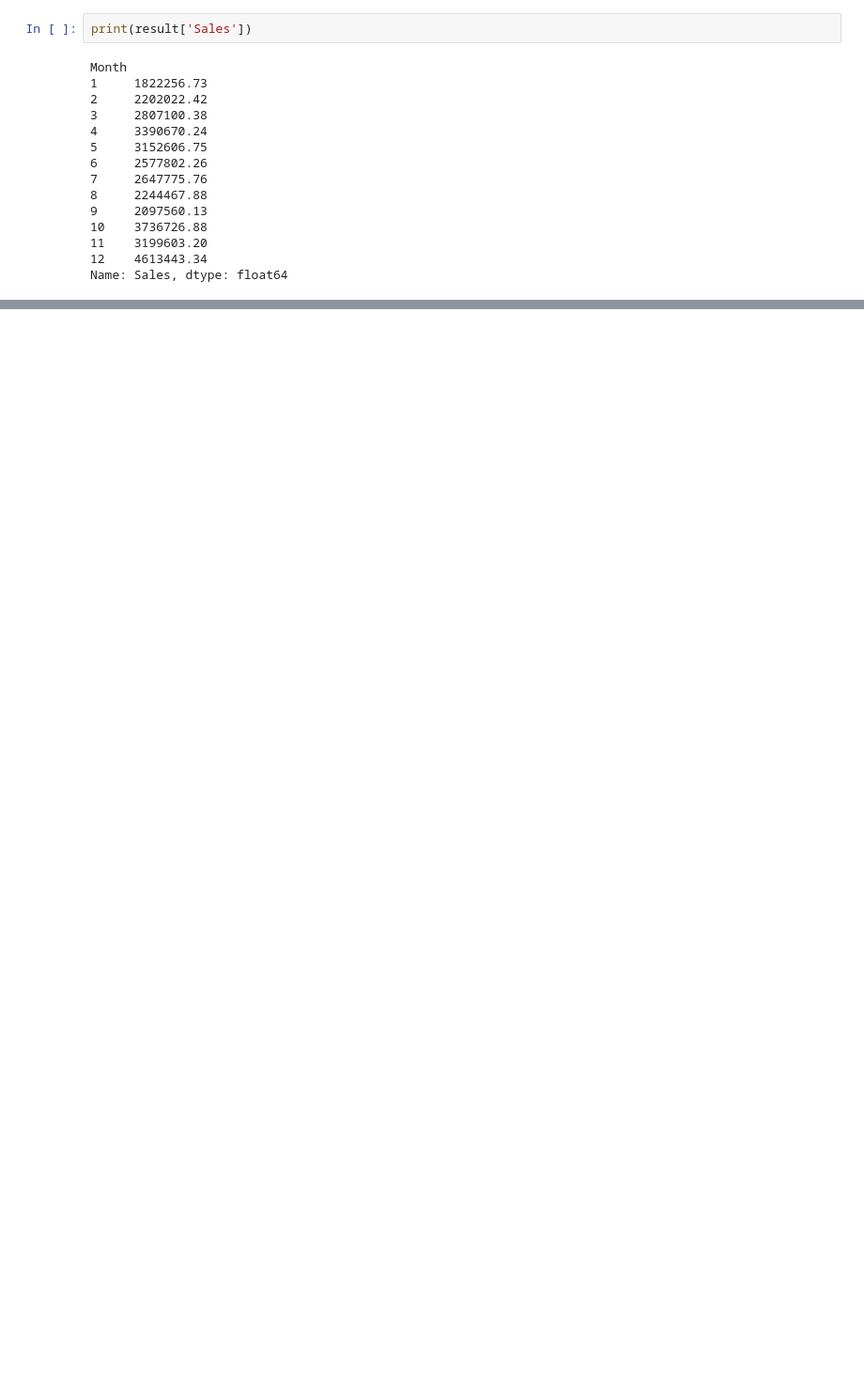
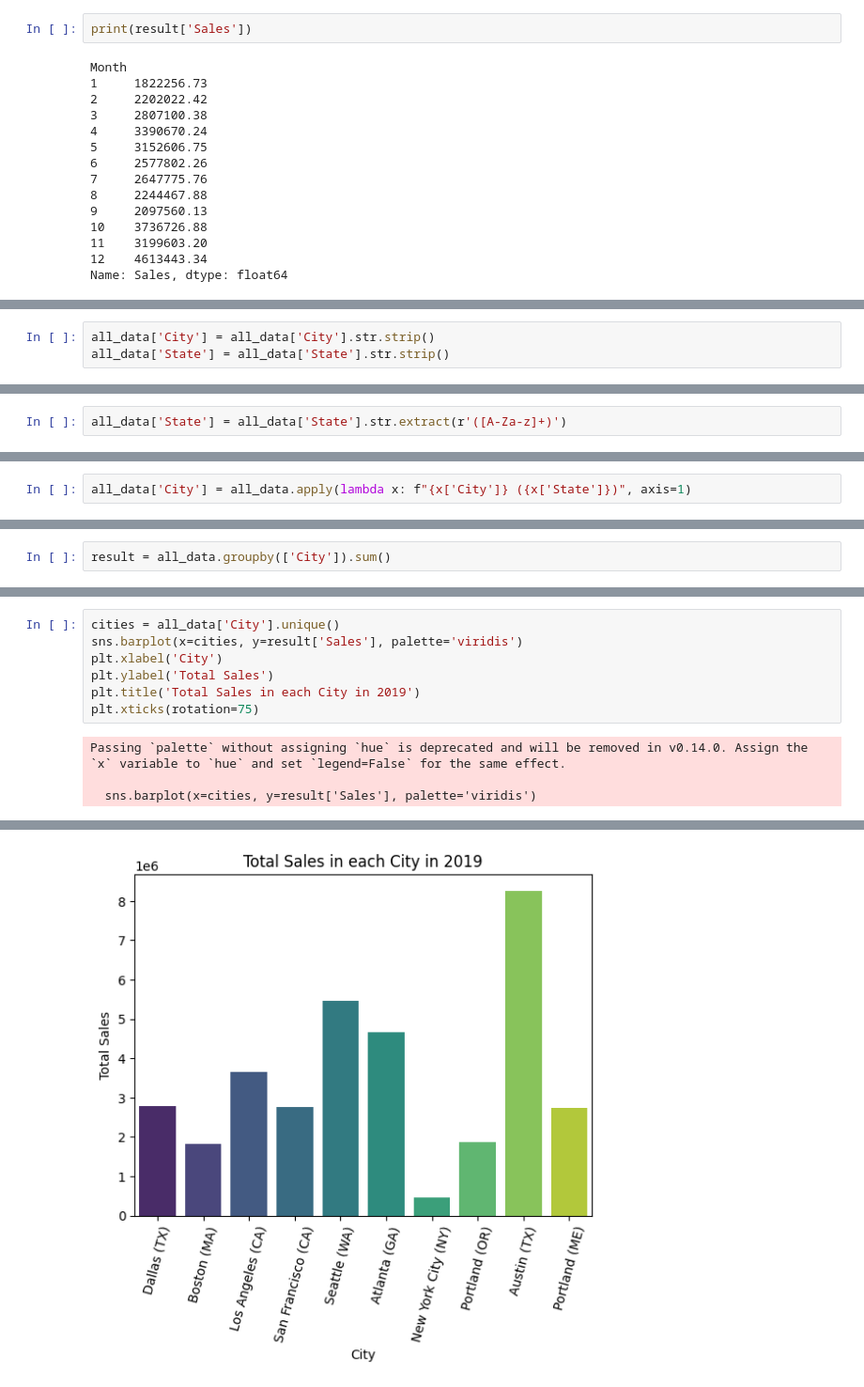
Before and after one commit to shrymhty/Sales-Analysis, a Jupyter notebook: analysis.ipynb, the cells around one changed output, grey strips where cells are left out. Shown at 94% size. Saved outputs shown, nothing was run; the diff lists cells and outputs as text; blank space fills up the shorter version.

Commit message:
2nd plot

```diff
--- a/analysis.ipynb
+++ b/analysis.ipynb
@@ -196,0 +212,3 @@ Name: Sales, dtype: float64
+# %%
+all_data['City'] = all_data['City'].str.strip()
+all_data['State'] = all_data['State'].str.strip()
@@ -196,0 +230,2 @@ Name: Sales, dtype: float64
+# %%
+all_data['State'] = all_data['State'].str.extract(r'([A-Za-z]+)')
@@ -196,0 +256,2 @@ Name: Sales, dtype: float64
+# %%
+all_data['City'] = all_data.apply(lambda x: f"{x['City']} ({x['State']})", axis=1)
@@ -196,0 +269,2 @@ Name: Sales, dtype: float64
+# %%
+result = all_data.groupby(['City']).sum()
@@ -196,0 +286,11 @@ Name: Sales, dtype: float64
+# %%
+cities = all_data['City'].unique()
+sns.barplot(x=cities, y=result['Sales'], palette='viridis')
+plt.xlabel('City')
+plt.ylabel('Total Sales')
+plt.title('Total Sales in each City in 2019')
+plt.xticks(rotation=75)
+# %% [output]
+Passing `palette` without assigning `hue` is deprecated and will be removed in v0.14.0. Assign the `x` variable to `hue` and set `legend=False` for the same effect.
+
+  sns.barplot(x=cities, y=result['Sales'], palette='viridis')
@@ -196,0 +308 @@ Name: Sales, dtype: float64
+[figure, added]
```
Also changed, not shown: parts of 19 cells of this notebook, 2 other files.
